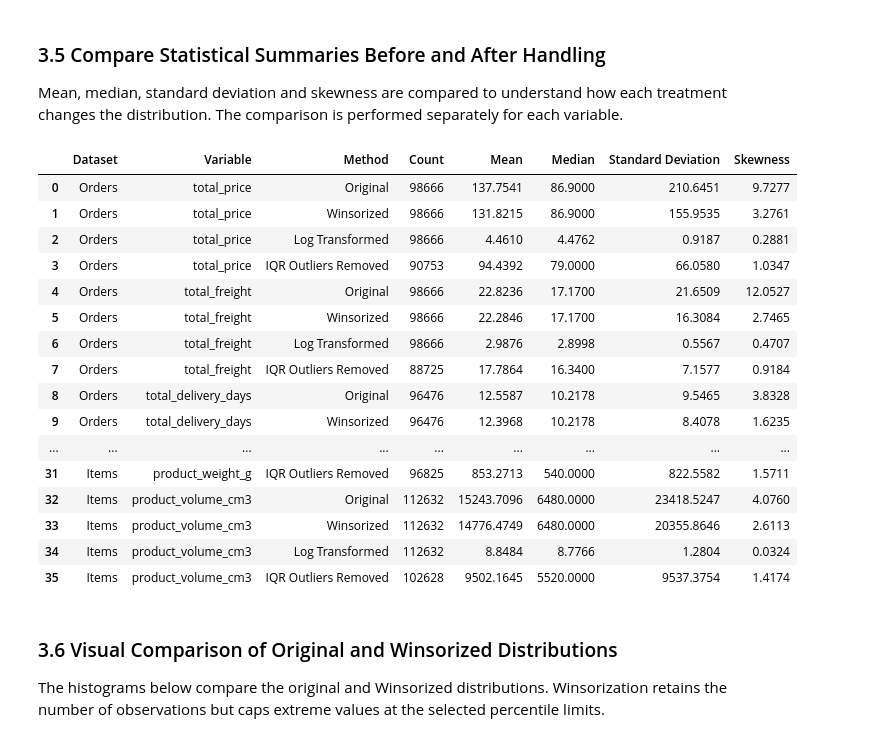
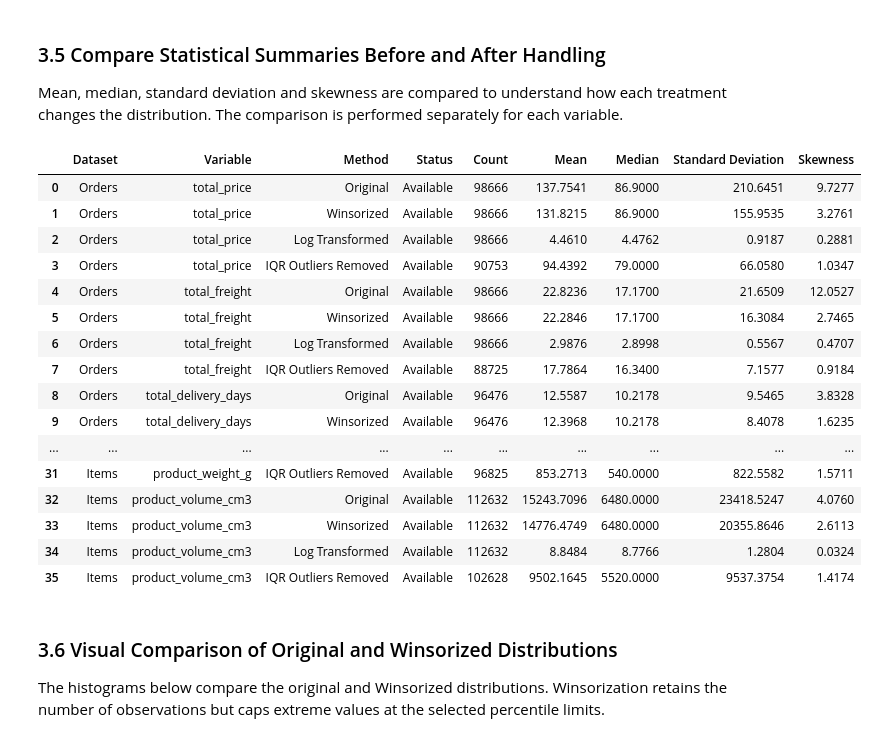
Before and after one commit to AdarshReddy2106/DELTA, a Jupyter notebook: notebooks/03_outliers_and_missing_values.ipynb, the cells around one changed output. Drawn from its saved outputs; the diff is of its cells as text; code cells hidden in the pictures.

```diff
--- a/notebooks/03_outliers_and_missing_values.ipynb
+++ b/notebooks/03_outliers_and_missing_values.ipynb
@@ -429,13 +336,0 @@ display(univariate_comparison)
-# %%
-# Plot comparison of univariate outlier counts
-for dataset_name in outlier_datasets:
-    plot_data = univariate_comparison[
-        univariate_comparison["Dataset"] == dataset_name
-    ].set_index("Variable")[["IQR", "Z-score", "MAD"]]
-
-    plot_data.plot(kind="bar", figsize=(12, 5))
-    plt.title(f"{dataset_name} - Univariate Outlier Method Comparison")
-    plt.ylabel("Number of Outliers")
-    plt.xticks(rotation=45, ha="right")
-    plt.tight_layout()
-    plt.show()
@@ -657,0 +439,14 @@ Different outlier detection methods identify different types of unusual observat
+# %%
+univariate_comparison = []
+
+for dataset_name in outlier_datasets:
+    for column in outlier_datasets[dataset_name].columns:
+        univariate_comparison.append({
+            "Dataset": dataset_name,
+            "Variable": column,
+            "IQR": int(iqr_flags[dataset_name][column].sum()),
+            "Z-score": int(zscore_flags[dataset_name][column].sum())
+        })
+
+univariate_comparison = pd.DataFrame(univariate_comparison)
+display(univariate_comparison)
@@ -657,0 +471,13 @@ Different outlier detection methods identify different types of unusual observat
+# %%
+# Plot comparison of IQR and Z-score outlier counts
+for dataset_name in outlier_datasets:
+    plot_data = univariate_comparison[
+        univariate_comparison["Dataset"] == dataset_name
+    ].set_index("Variable")[["IQR", "Z-score"]]
+
+    plot_data.plot(kind="bar", figsize=(12, 5))
+    plt.title(f"{dataset_name} - IQR vs Z-score Outlier Counts")
+    plt.ylabel("Number of Outliers")
+    plt.xticks(rotation=45, ha="right")
+    plt.tight_layout()
+    plt.show()
@@ -849,50 +688,55 @@ sensitivity_results = []
 
 for dataset_name, data in sensitivity_data.items():
     for column in data.columns:
         original_values = data[column].dropna()
         winsor_values = winsorized_data[dataset_name][column].dropna()
         log_values = log_transformed_data[dataset_name][column].dropna()
         removed_values = iqr_removed_data[dataset_name][column]
 
         comparison_sets = {
             "Original": original_values,
             "Winsorized": winsor_values,
             "Log Transformed": log_values,
             "IQR Outliers Removed": removed_values
         }
 
         for method, values in comparison_sets.items():
+            status = "Available"
+            if method == "Log Transformed" and len(values) == 0:
+                status = "Skipped: variable contains negative values"
+
             sensitivity_results.append({
                 "Dataset": dataset_name,
                 "Variable": column,
                 "Method": method,
+                "Status": status,
                 "Count": len(values),
                 "Mean": values.mean(),
                 "Median": values.median(),
                 "Standard Deviation": values.std(),
                 "Skewness": values.skew()
             })
 
 sensitivity_summary = pd.DataFrame(sensitivity_results)
 display(sensitivity_summary.round(4))
 # %% [output]
-|  | Dataset | Variable | Method | Count | Mean | Median | Standard Deviation | Skewness |
-| 0 | Orders | total_price | Original | 98666 | 137.7541 | 86.9000 | 210.6451 | 9.7277 |
-| 1 | Orders | total_price | Winsorized | 98666 | 131.8215 | 86.9000 | 155.9535 | 3.2761 |
-| 2 | Orders | total_price | Log Transformed | 98666 | 4.4610 | 4.4762 | 0.9187 | 0.2881 |
-| 3 | Orders | total_price | IQR Outliers Removed | 90753 | 94.4392 | 79.0000 | 66.0580 | 1.0347 |
-| 4 | Orders | total_freight | Original | 98666 | 22.8236 | 17.1700 | 21.6509 | 12.0527 |
-| 5 | Orders | total_freight | Winsorized | 98666 | 22.2846 | 17.1700 | 16.3084 | 2.7465 |
-| 6 | Orders | total_freight | Log Transformed | 98666 | 2.9876 | 2.8998 | 0.5567 | 0.4707 |
-| 7 | Orders | total_freight | IQR Outliers Removed | 88725 | 17.7864 | 16.3400 | 7.1577 | 0.9184 |
-| 8 | Orders | total_delivery_days | Original | 96476 | 12.5587 | 10.2178 | 9.5465 | 3.8328 |
-| 9 | Orders | total_delivery_days | Winsorized | 96476 | 12.3968 | 10.2178 | 8.4078 | 1.6235 |
-| ... | ... | ... | ... | ... | ... | ... | ... | ... |
-| 31 | Items | product_weight_g | IQR Outliers Removed | 96825 | 853.2713 | 540.0000 | 822.5582 | 1.5711 |
-| 32 | Items | product_volume_cm3 | Original | 112632 | 15243.7096 | 6480.0000 | 23418.5247 | 4.0760 |
-| 33 | Items | product_volume_cm3 | Winsorized | 112632 | 14776.4749 | 6480.0000 | 20355.8646 | 2.6113 |
-| 34 | Items | product_volume_cm3 | Log Transformed | 112632 | 8.8484 | 8.7766 | 1.2804 | 0.0324 |
-| 35 | Items | product_volume_cm3 | IQR Outliers Removed | 102628 | 9502.1645 | 5520.0000 | 9537.3754 | 1.4174 |
+|  | Dataset | Variable | Method | Status | Count | Mean | Median | Standard Deviation | Skewness |
+| 0 | Orders | total_price | Original | Available | 98666 | 137.7541 | 86.9000 | 210.6451 | 9.7277 |
+| 1 | Orders | total_price | Winsorized | Available | 98666 | 131.8215 | 86.9000 | 155.9535 | 3.2761 |
+| 2 | Orders | total_price | Log Transformed | Available | 98666 | 4.4610 | 4.4762 | 0.9187 | 0.2881 |
+| 3 | Orders | total_price | IQR Outliers Removed | Available | 90753 | 94.4392 | 79.0000 | 66.0580 | 1.0347 |
+| 4 | Orders | total_freight | Original | Available | 98666 | 22.8236 | 17.1700 | 21.6509 | 12.0527 |
+| 5 | Orders | total_freight | Winsorized | Available | 98666 | 22.2846 | 17.1700 | 16.3084 | 2.7465 |
+| 6 | Orders | total_freight | Log Transformed | Available | 98666 | 2.9876 | 2.8998 | 0.5567 | 0.4707 |
+| 7 | Orders | total_freight | IQR Outliers Removed | Available | 88725 | 17.7864 | 16.3400 | 7.1577 | 0.9184 |
+| 8 | Orders | total_delivery_days | Original | Available | 96476 | 12.5587 | 10.2178 | 9.5465 | 3.8328 |
+| 9 | Orders | total_delivery_days | Winsorized | Available | 96476 | 12.3968 | 10.2178 | 8.4078 | 1.6235 |
+| ... | ... | ... | ... | ... | ... | ... | ... | ... | ... |
+| 31 | Items | product_weight_g | IQR Outliers Removed | Available | 96825 | 853.2713 | 540.0000 | 822.5582 | 1.5711 |
+| 32 | Items | product_volume_cm3 | Original | Available | 112632 | 15243.7096 | 6480.0000 | 23418.5247 | 4.0760 |
+| 33 | Items | product_volume_cm3 | Winsorized | Available | 112632 | 14776.4749 | 6480.0000 | 20355.8646 | 2.6113 |
+| 34 | Items | product_volume_cm3 | Log Transformed | Available | 112632 | 8.8484 | 8.7766 | 1.2804 | 0.0324 |
+| 35 | Items | product_volume_cm3 | IQR Outliers Removed | Available | 102628 | 9502.1645 | 5520.0000 | 9537.3754 | 1.4174 |
 # %% [markdown]
 ### 3.6 Visual Comparison of Original and Winsorized Distributions
 
```
Also changed, not shown: parts of 84 cells of this notebook.
